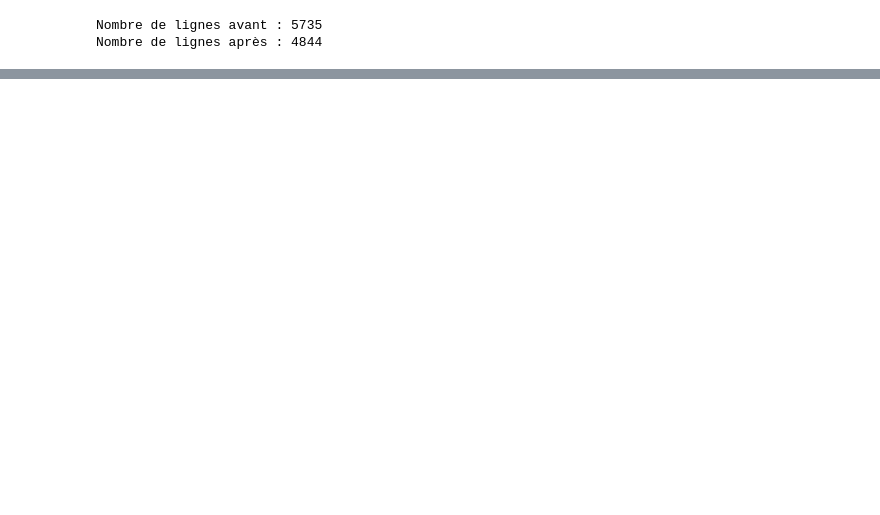
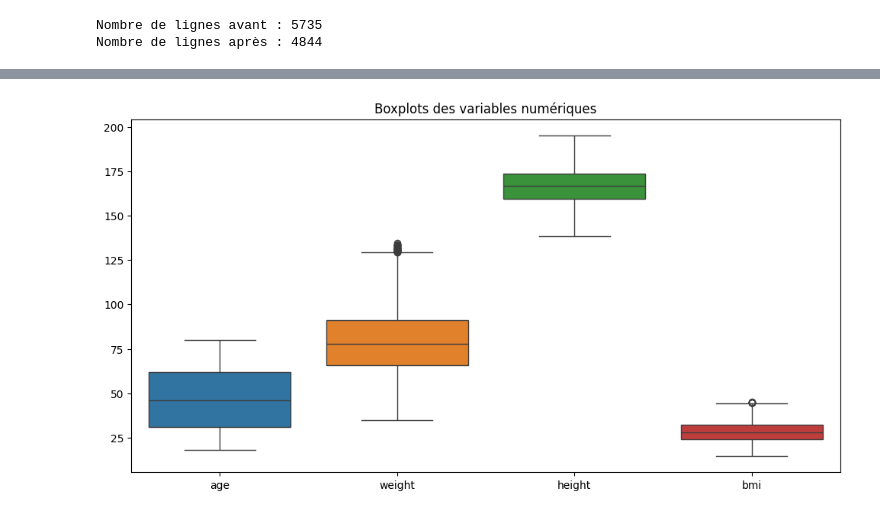
Before and after one commit to Ibtissam7-bot/New_rep, a Jupyter notebook: Sante_public.ipynb, the cells around one changed output, grey strips where cells are left out. Saved outputs shown, nothing was run; the diff lists cells and outputs as text; code cells hidden in the pictures; blank space fills up the shorter version.

```diff
--- a/Sante_public.ipynb
+++ b/Sante_public.ipynb
@@ -303,0 +351,10 @@ Nombre de lignes après : 4844
+# %%
+
+colonnes = ['smoking', 'gender', 'age', 'education', 'weight', 'height', 'bmi']
+
+plt.figure(figsize=(12, 6))
+sns.boxplot(data=df_clean)
+plt.title('Boxplots des variables numériques')
+plt.show()
+# %% [output]
+[figure, added]
```
Also changed, not shown: parts of 19 cells of this notebook, 1 other file.
